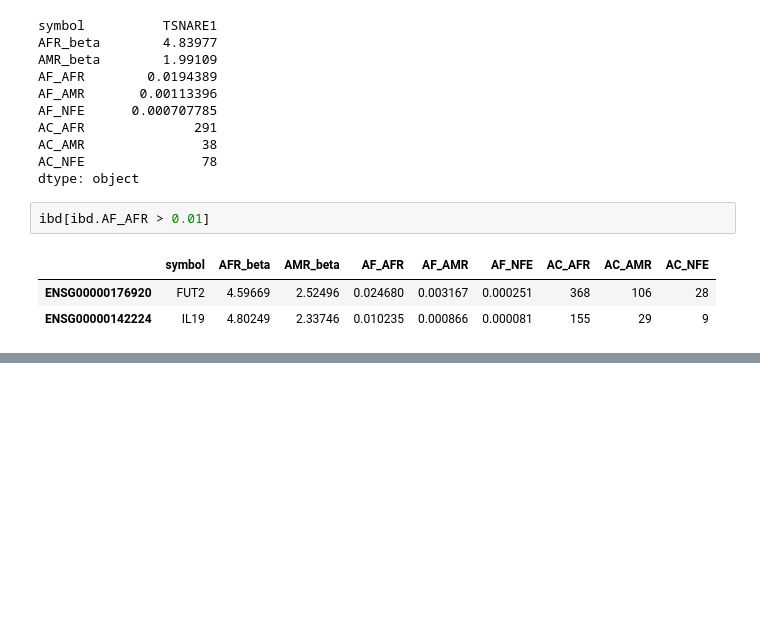
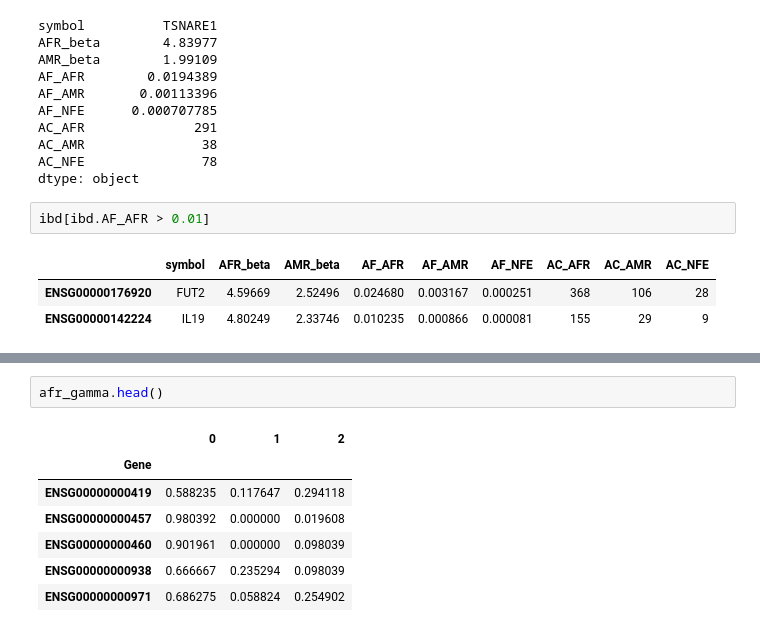
Before and after one commit to rivas-lab/lof-enrichment, a Jupyter notebook: LoF Enrichment Analysis.ipynb, the cells around one changed output, grey strips where cells are left out. Saved outputs shown, nothing was run; the diff lists cells and outputs as text; blank space fills up the shorter version.

```diff
--- a/LoF Enrichment Analysis.ipynb
+++ b/LoF Enrichment Analysis.ipynb
@@ -802,0 +871,10 @@ ibd[ibd.AF_AFR > 0.01]
+# %%
+afr_gamma.head()
+# %% [output]
+|  | 0 | 1 | 2 |
+| Gene |  |  |  |
+| ENSG00000000419 | 0.588235 | 0.117647 | 0.294118 |
+| ENSG00000000457 | 0.980392 | 0.000000 | 0.019608 |
+| ENSG00000000460 | 0.901961 | 0.000000 | 0.098039 |
+| ENSG00000000938 | 0.666667 | 0.235294 | 0.098039 |
+| ENSG00000000971 | 0.686275 | 0.058824 | 0.254902 |
```
Also changed, not shown: parts of 8 cells of this notebook, 2 other files.
